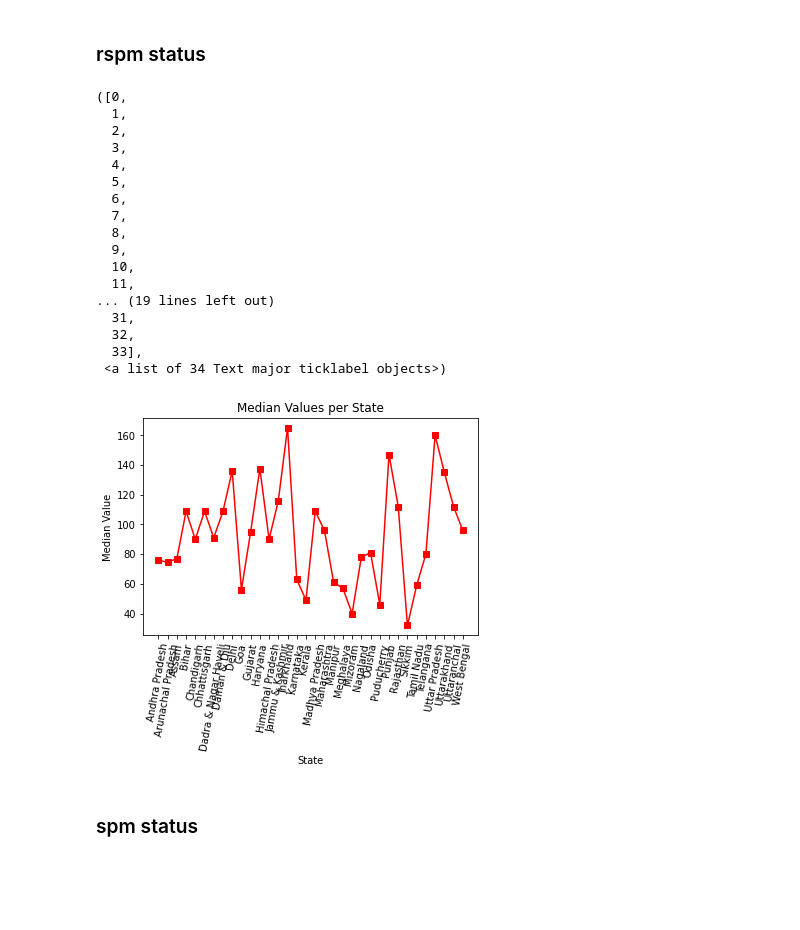
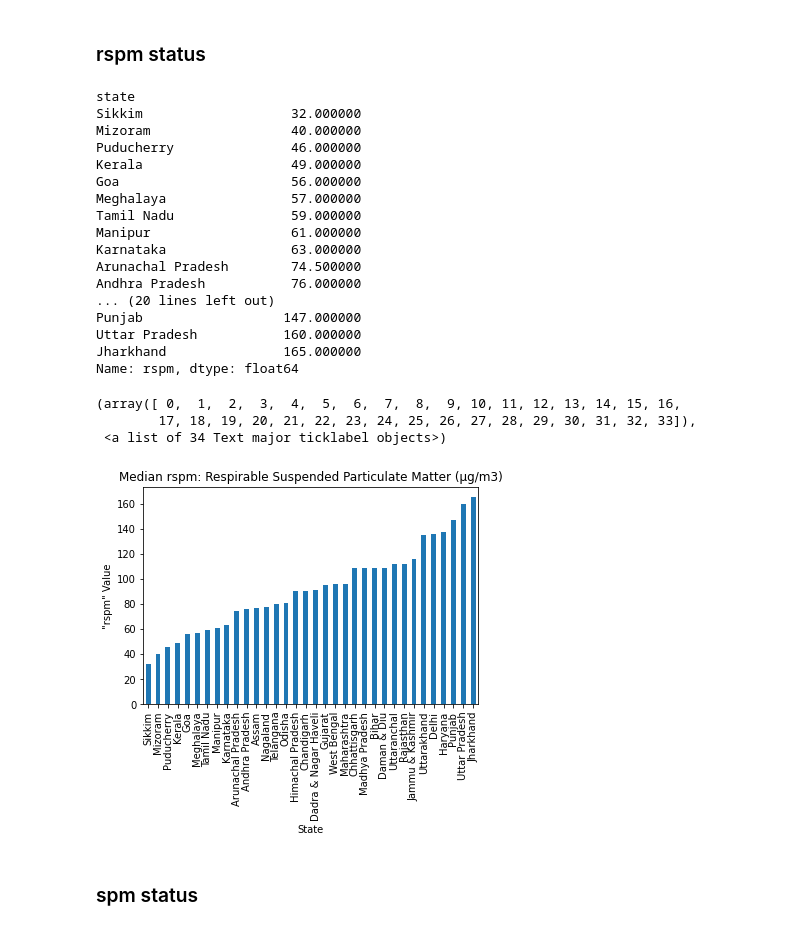
Before and after one commit to denciso1/BSAN6070-DE2021, a Jupyter notebook: India_Air_Quality_CA01_Empty_Template.ipynb, the cells around one changed output. Saved outputs shown, nothing was run; the diff lists cells and outputs as text; code cells hidden in the pictures; blank space fills up the shorter version.

```diff
--- a/India_Air_Quality_CA01_Empty_Template.ipynb
+++ b/India_Air_Quality_CA01_Empty_Template.ipynb
@@ -220,11 +230,3 @@ data.head()
 
 The column such as SO2, NO2, rspm, spm, pm2_5 are the ones which contribute much to our analysis. So, we need to remove null from those columns to avoid inaccuracy in the prediction.
 We use the Imputer from sklearn.preprocessing to fill the missing values in every column with the mean.
-# %%
-from sklearn.impute import SimpleImputer
-COLS = ['so2', 'no2', 'rspm', 'spm', 'pm2_5']
-
-imputer=SimpleImputer(missing_values=np.nan,strategy='mean')
-imputer=imputer.fit(data[COLS])
-data[COLS]=imputer.transform(data[COLS])
-data.isna().sum()
@@ -352,32 +352,37 @@ plt.xticks(rotation=80)
 # %% [markdown]
 ### rspm status
+# %%
+median_rspm = data.rspm.groupby(data.state).median().sort_values(ascending=True)
+median_rspm
+# %% [output]
+state
+Sikkim                   32.000000
+Mizoram                  40.000000
+Puducherry               46.000000
+Kerala                   49.000000
+Goa                      56.000000
+Meghalaya                57.000000
+Tamil Nadu               59.000000
+Manipur                  61.000000
+Karnataka                63.000000
+Arunachal Pradesh        74.500000
+Andhra Pradesh           76.000000
+... (20 lines left out)
+Punjab                  147.000000
+Uttar Pradesh           160.000000
+Jharkhand               165.000000
+Name: rspm, dtype: float64
 # %%
 # ... Your code here
-rspm_status= data.groupby('state').agg({'rspm':'median'})
-
-plt.plot(rspm_status, marker='s',c='r',ls='-',label='Median Values')
-plt.title('Median Values per State')
-plt.ylabel('Median Value')
+median_rspm.plot(kind='bar')
+plt.title('Median rspm: Respirable Suspended Particulate Matter (μg/m3)')
+plt.ylabel('"rspm" Value')
 plt.xlabel('State')
-plt.xticks(rotation=80)
+plt.xticks(rotation=90)
 # %% [output]
-([0,
-  1,
-  2,
-  3,
-  4,
-  5,
-  6,
-  7,
-  8,
-  9,
-  10,
-  11,
-... (19 lines left out)
-  31,
-  32,
-  33],
+(array([ 0,  1,  2,  3,  4,  5,  6,  7,  8,  9, 10, 11, 12, 13, 14, 15, 16,
+        17, 18, 19, 20, 21, 22, 23, 24, 25, 26, 27, 28, 29, 30, 31, 32, 33]),
  <a list of 34 Text major ticklabel objects>)
-[figure, old version]
+[figure, new version]
 # %% [markdown]
 ### spm status
```
Also changed, not shown: parts of 17 cells of this notebook.
